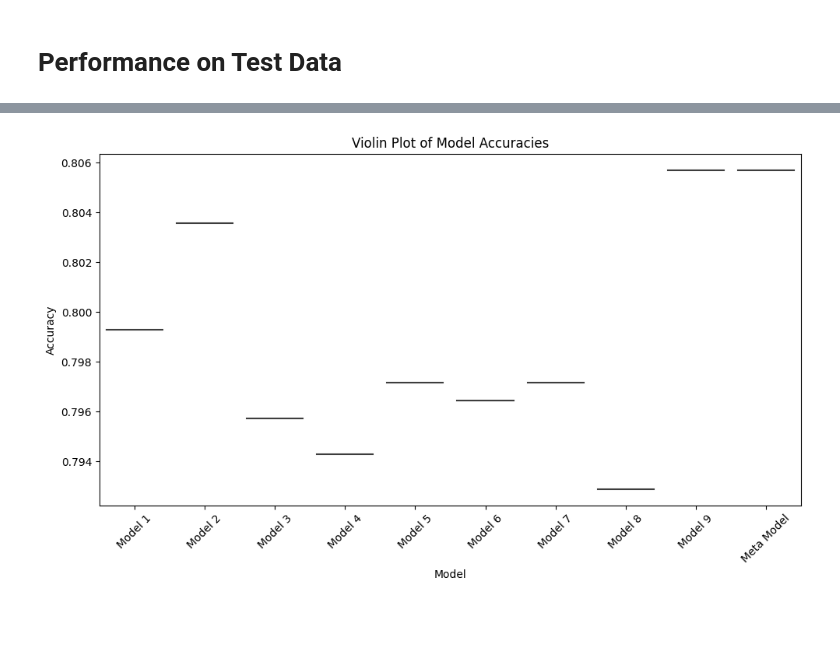
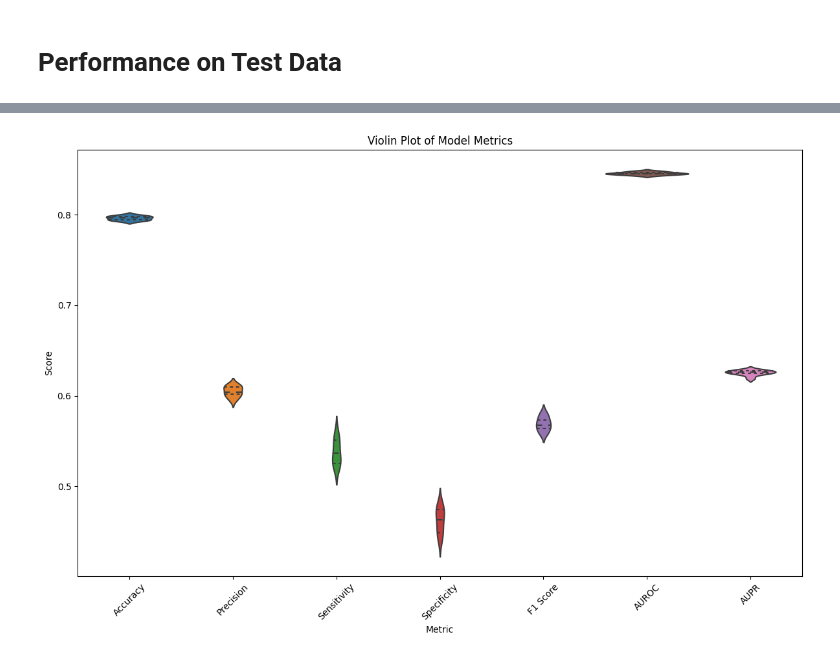
Before and after one commit to BarneyStinson73/CSE472-Machine-Learning-Sessional, a Jupyter notebook: Assignment 2/regression.ipynb, the cells around one changed output, grey strips where cells are left out. Cells and saved outputs as stored; diff of their text form; code cells hidden in the pictures; blank space fills up the shorter version.

Commit message:
violin hopefully violining

```diff
--- a/Assignment 2/regression.ipynb
+++ b/Assignment 2/regression.ipynb
@@ -28,7 +28,7 @@ class logistic_regression:
     def predict_proba(self, X):
         X = np.hstack((np.ones((X.shape[0], 1)), X))
         y_pred = self.sigmoid(np.dot(X, self.weights))
-        return y_pred
+        return np.column_stack([1 - y_pred, y_pred])
 # %% [markdown]
 # Data Preprocessing
 # %%
@@ -383,66 +383,47 @@ AUPR: 0.4484
 # %%
+import pandas as pd
+import seaborn as sns
+import matplotlib.pyplot as plt
+from sklearn.metrics import accuracy_score, precision_score, recall_score, f1_score, roc_auc_score, average_precision_score
+
+# Assuming models, x_test, and y_test are predefined.
+
 metrics = {
     'Model': [],
-    'Accuracy': [],
-    'Precision': [],
-    'Sensitivity': [],  # Recall
-    'Specificity': [],
-    'F1 Score': [],
-    'AUROC': [],
-    'AUPR': []
+    'Metric': [],
+    'Score': []
 }
 
 for i, model in enumerate(models):
     y_pred_base = model.predict(x_test)
+
     accuracy = accuracy_score(y_test, y_pred_base)
     precision = precision_score(y_test, y_pred_base)
     sensitivity = recall_score(y_test, y_pred_base)  # Recall is sensitivity
     specificity = recall_score(y_test, 1 - y_pred_base)  # Specificity calculation
     f1 = f1_score(y_test, y_pred_base)
-    auroc = roc_auc_score(y_test, model.predict_proba(x_test))
-    aupr = average_precision_score(y_test, model.predict_proba(x_test))
+    auroc = roc_auc_score(y_test, model.predict_proba(x_test)[:, 1])
+    aupr = average_precision_score(y_test, model.predict_proba(x_test)[:, 1])
 
-    metrics['Model'].append(f'Model {i+1}')
-    metrics['Accuracy'].append(accuracy)
-    metrics['Precision'].append(precision)
-    metrics['Sensitivity'].append(sensitivity)
-    metrics['Specificity'].append(specificity)
-    metrics['F1 Score'].append(f1)
-    metrics['AUROC'].append(auroc)
-    metrics['AUPR'].append(aupr)
+    # Append metrics to the dictionary in long format
+    metrics['Model'].extend([f'Model {i+1}'] * 7)  # 7 metrics for each model
+    metrics['Metric'].extend(['Accuracy', 'Precision', 'Sensitivity', 'Specificity', 'F1 Score', 'AUROC', 'AUPR'])
+    metrics['Score'].extend([accuracy, precision, sensitivity, specificity, f1, auroc, aupr])
 
-# Meta model metrics
-meta_accuracy = accuracy_score(y_test, y_pred)
-meta_precision = precision_score(y_test, y_pred)
-meta_sensitivity = recall_score(y_test, y_pred)
-meta_specificity = recall_score(y_test, 1 - y_pred)
-meta_f1 = f1_score(y_test, y_pred)
-meta_auroc = roc_auc_score(y_test, meta_model.predict_proba(xx_test))
-meta_aupr = average_precision_score(y_test, meta_model.predict_proba(xx_test))
-
-metrics['Model'].append('Meta Model')
-metrics['Accuracy'].append(meta_accuracy)
-metrics['Precision'].append(meta_precision)
-metrics['Sensitivity'].append(meta_sensitivity)
-metrics['Specificity'].append(meta_specificity)
-metrics['F1 Score'].append(meta_f1)
-metrics['AUROC'].append(meta_auroc)
-metrics['AUPR'].append(meta_aupr)
-
-# Creating a DataFrame of metrics
+# Create a DataFrame in long format
 metrics_df = pd.DataFrame(metrics)
 
-# Violin Plot for Model Predictions
-plt.figure(figsize=(10, 6))
-sns.violinplot(x='Model', y='Accuracy', data=metrics_df)
-plt.title('Violin Plot of Model Accuracies')
+# Create a violin plot
+plt.figure(figsize=(12, 8))
+sns.violinplot(x='Metric', y='Score', data=metrics_df, inner='quartile')
+plt.title('Violin Plot of Model Metrics')
 plt.xticks(rotation=45)
-plt.ylabel('Accuracy')
-plt.xlabel('Model')
+plt.ylabel('Score')
+plt.xlabel('Metric')
 plt.tight_layout()
 plt.show()
 
 # Displaying the metrics DataFrame
 print(metrics_df)
 # %% [output]
-[figure, old version]
+[figure, new version]
```
Also changed, not shown: parts of 5 cells of this notebook.
